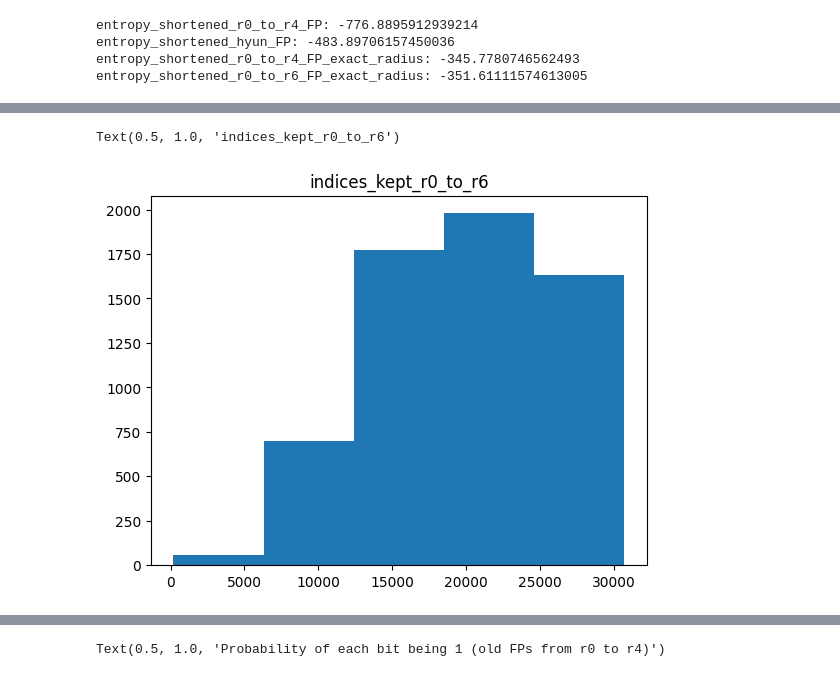
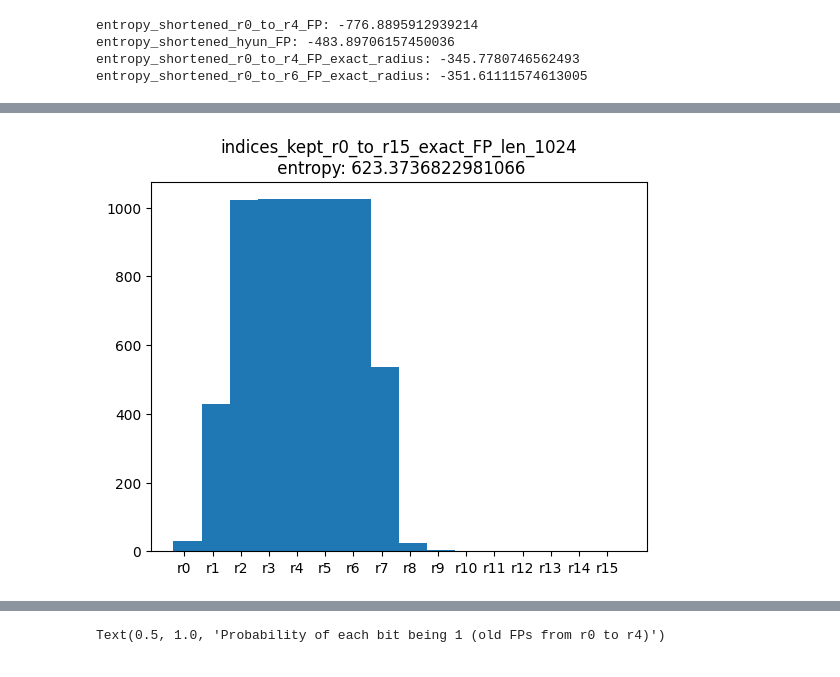
Before and after one commit to xwd0418/Spectre, a Jupyter notebook: notebooks/dataset_building/wangdong_inspect_current_6144r2_fp.ipynb, the cells around one changed output, grey strips where cells are left out. Cells and saved outputs as stored; diff of their text form; code cells hidden in the pictures.

Commit message:
ok with running 2d+1d datasets. Also created pickles of entropies

```diff
--- a/notebooks/dataset_building/wangdong_inspect_current_6144r2_fp.ipynb
+++ b/notebooks/dataset_building/wangdong_inspect_current_6144r2_fp.ipynb
@@ -114,0 +186,10 @@ array([  350,  1366,  1380, ..., 30713, 30714, 30716])
+# %%
+
+Exact_FP_on_bits_r0_r15_len_1024_2d_train = pickle.load(open("/root/MorganFP_prediction/reproduce_previous_works/smart4.5/notebooks/dataset_building/FP_on_bits_pickles/Exact_FP_on_bits_r0_r15_len_1024_2d_train.pkl", "rb"))
+Exact_FP_on_bits_r0_r15_len_1024_1d_train = pickle.load(open("/root/MorganFP_prediction/reproduce_previous_works/smart4.5/notebooks/dataset_building/FP_on_bits_pickles/Exact_FP_on_bits_r0_r15_len_1024_1d_train.pkl", "rb"))
+# %%
+count_exact = np.zeros(1024*16)
+for FP_on_bits in Exact_FP_on_bits_r0_r15_len_1024_1d_train.values():
+    count_exact += convert_bits_positions_to_array(FP_on_bits, 1024*16)
+for FP_on_bits in Exact_FP_on_bits_r0_r15_len_1024_2d_train.values():
+    count_exact += convert_bits_positions_to_array(FP_on_bits, 1024*16)
@@ -114,0 +200,4 @@ array([  350,  1366,  1380, ..., 30713, 30714, 30716])
+# %%
+total_size = len(Exact_FP_on_bits_r0_r15_len_1024_1d_train)+ len(Exact_FP_on_bits_r0_r15_len_1024_2d_train)
+
+total_size
@@ -175,7 +256,7 @@ len(count)
 #     r2_fp_count+=r2_fp
 # %%
 def compute_entropy(data, use_natural_log=False):
-    probability = data/len(smile)
+    probability = data/(total_size)
     if use_natural_log:
         entropy = (probability * np.log(np.clip(probability,1e-7 ,1)) )
     else:
@@ -252,6 +292,13 @@ Text(0.5, 1.0, 'indices_kept_r0_to_r4')
-# %%
-plt.hist(indices_kept_r0_to_rEND, bins=num_plain_FPs)
-plt.title("indices_kept_r0_to_r6")
-# %% [output]
-Text(0.5, 1.0, 'indices_kept_r0_to_r6')
-[figure, removed]
+# %%
+from matplotlib import pyplot as plt
+
+entropy_r0_to_r16_exact, indices_kept = keep_smallest_entropy(count_exact)
+
+# entropy = compute_entropy(data=count_exact, use_natural_log=False)
+# np.argsort(entropy)[:6144]
+
+plt.title(f"indices_kept_r0_to_r15_exact_FP_len_1024\n entropy: {entropy_r0_to_r16_exact*-1}")
+plt.xticks(np.arange(0,1024*16, 1024)+400, labels=[f"r{r}" for r in range(16)])
+_ = plt.hist(indices_kept, bins=np.arange(0,1024*17, 1024))
+# %% [output]
+[figure, added]
```
Also changed, not shown: parts of 36 cells of this notebook, 12 other files.
